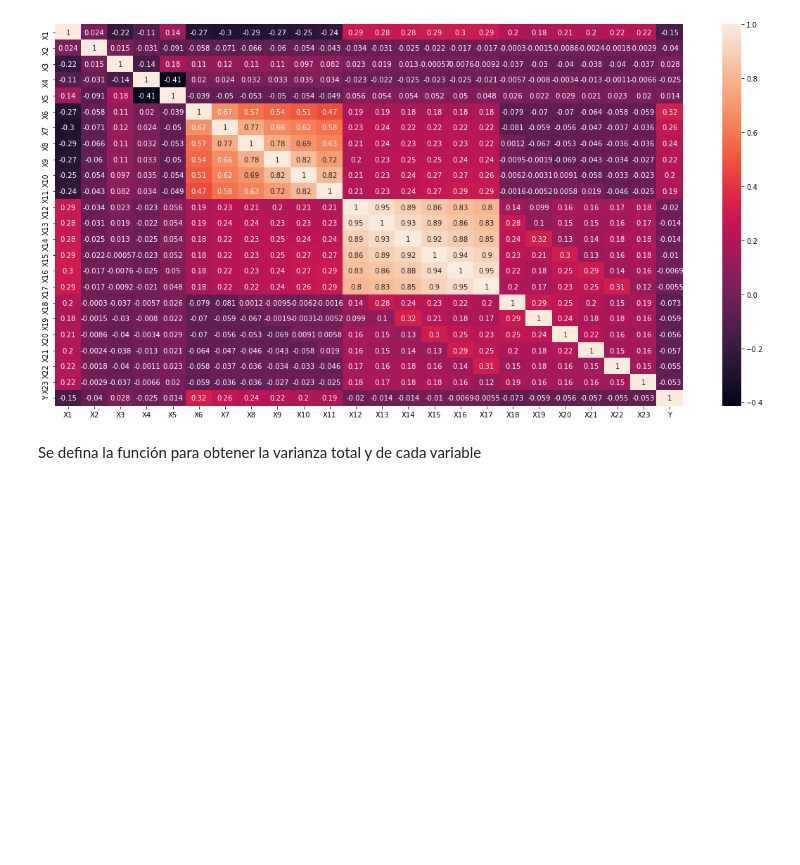
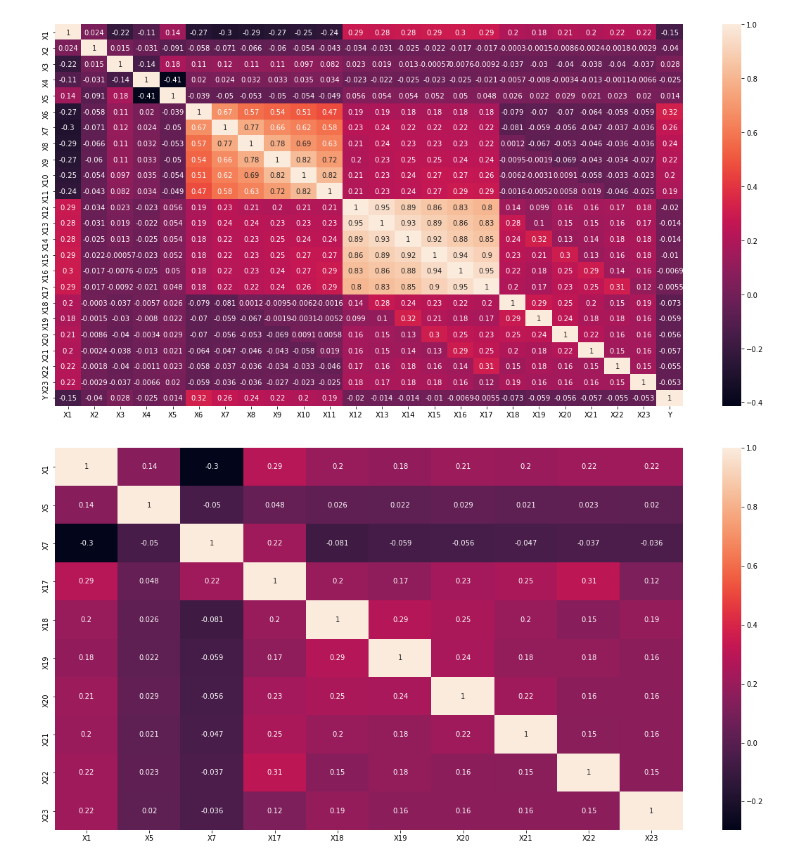
Before and after one commit to PosgradoMNA/actividades-del-projecto-cad_equipo_11, a Jupyter notebook: notebooks/week4_pca.ipynb, the cells around one changed output. Saved outputs shown, nothing was run; the diff lists cells and outputs as text; code cells hidden in the pictures; blank space fills up the shorter version.

```diff
--- a/notebooks/week4_pca.ipynb
+++ b/notebooks/week4_pca.ipynb
@@ -38,8 +43,12 @@ Se visualiza la correlación de todas las variables en el dataframe original
 generateCorrPlot(df)
 # %% [output]
 [figure]
-# %% [markdown]
-Se defina la función para obtener la varianza total y de cada variable
+# %%
+plt.figure(figsize=[20,10])
+sns.heatmap(df2.corr(), annot=True)
+plt.show()
+# %% [output]
+[figure, added]
 # %%
 def getVarianceInfo(data: pd.DataFrame):
     totalVariance = data.var().sum()
```
Also changed, not shown: parts of 32 cells of this notebook.
